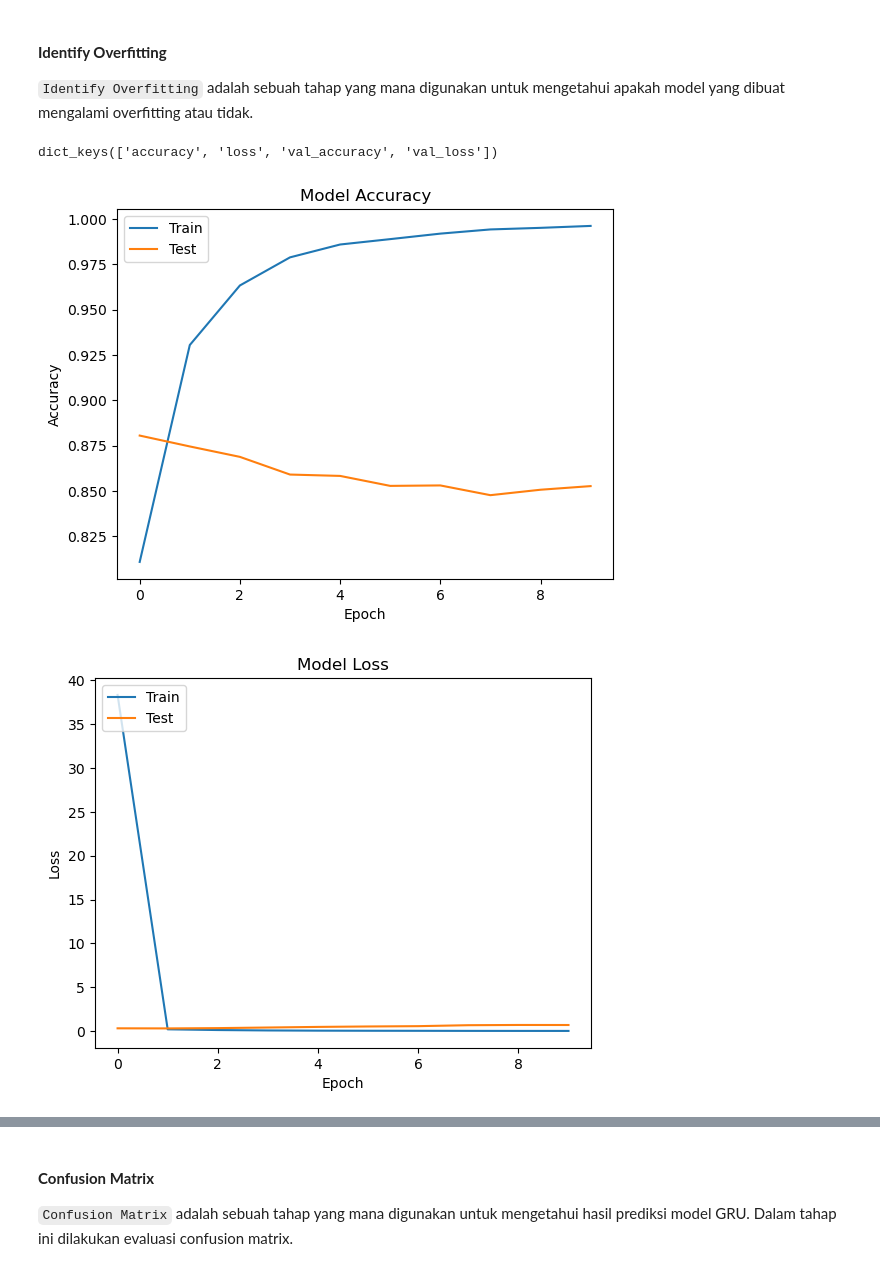
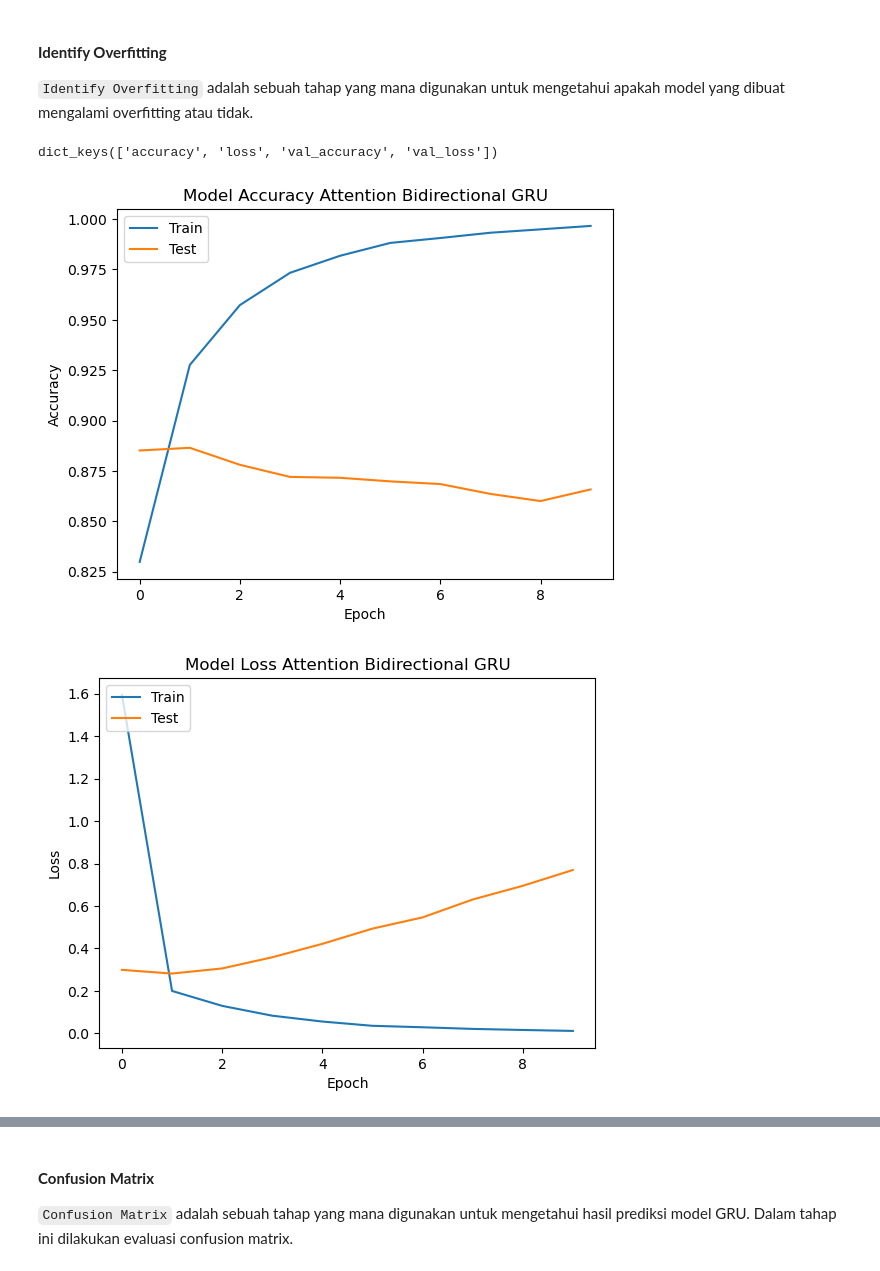
Before and after one commit to sains-data/Sentiment-Analysis-Using-GRU, a Jupyter notebook: Analysis GRU.ipynb, the cells around one changed output, grey strips where cells are left out. Cells and saved outputs as stored; diff of their text form; code cells hidden in the pictures.

```diff
--- a/Analysis GRU.ipynb
+++ b/Analysis GRU.ipynb
@@ -681,26 +691,26 @@ Train: 92.99%, Test: 88.27%
 print(history.history.keys())  # Check the available metrics
 plt.plot(history.history['accuracy'])
 plt.plot(history.history['val_accuracy'])
-plt.title('Model Accuracy')
+plt.title('Model Accuracy Attention Bidirectional GRU')
 plt.ylabel('Accuracy')
 plt.xlabel('Epoch')
 plt.legend(['Train', 'Test'], loc='upper left')
-plt.savefig('Accuracy.png')
+plt.savefig('Images/Model Accuracy Attention Bidirectional GRU.png')
 plt.show()
 # %% [output]
 dict_keys(['accuracy', 'loss', 'val_accuracy', 'val_loss'])
-[figure, old version]
+[figure, new version]
 # %%
 plt.plot(history.history['loss'], label='train')
 plt.plot(history.history['val_loss'], label='test')
-plt.title('Model Loss')
+plt.title('Model Loss Attention Bidirectional GRU')
 plt.ylabel('Loss')
 plt.xlabel('Epoch')
 plt.legend(['Train', 'Test'], loc='upper left')
-plt.savefig('Model Loss.png')
+plt.savefig('Images/Model Loss Attention Bidirectional GRU.png')
 plt.show()
 # %% [output]
-[figure, old version]
+[figure, new version]
 # %%
 predictionProbs = model_bigru_att.predict(X_test, verbose=1).ravel()
 predictions = [1 if prob > 0.5 else 0 for prob in predictionProbs]
```
Also changed, not shown: parts of 26 cells of this notebook, 9 other files.
